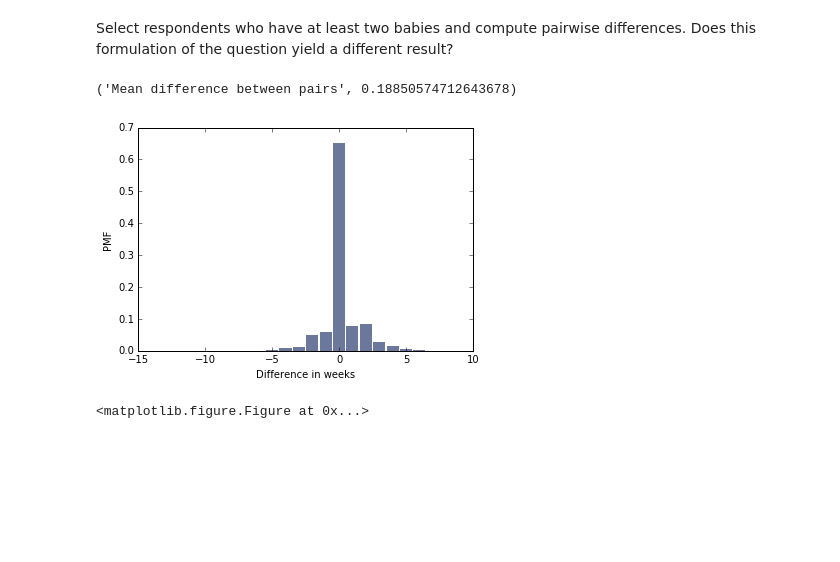
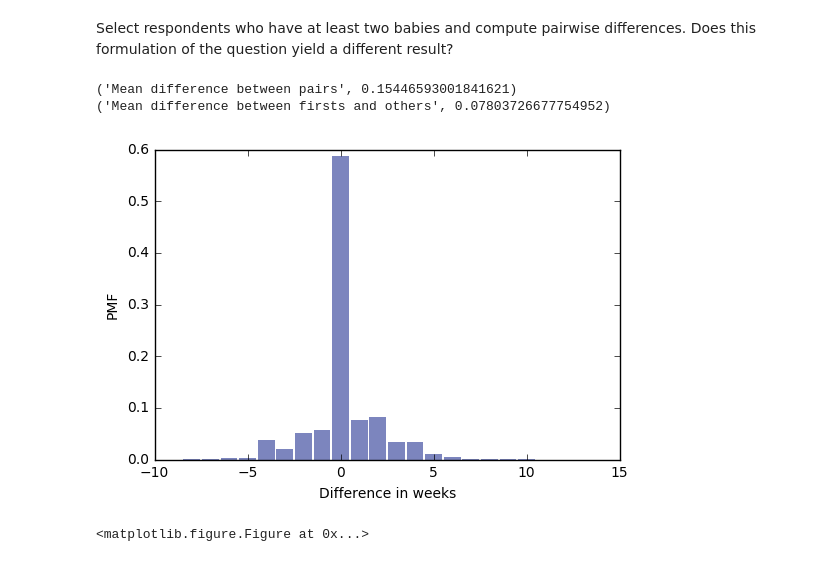
Before and after one commit to wlodekb/ThinkStats2, a Jupyter notebook: code/chap03ex.ipynb, the cells around one changed output. Saved outputs shown, nothing was run; the diff lists cells and outputs as text; code cells hidden in the pictures; blank space fills up the shorter version.

```diff
--- a/code/chap03ex.ipynb
+++ b/code/chap03ex.ipynb
@@ -99,34 +114,38 @@ Select respondents who have at least two babies and compute pairwise differences
 import first
 import nsfg
 
 
 def Diffs(t):
     first = t[0]
     rest = t[1:]
     diffs = [first - x for x in rest]
     return diffs
 
 def PairWiseDifference(live):
-    live = live[live.prglngth >= 37]
+    live = live[(live.prglngth >= 35) & (live.prglngth <= 46)]
     preg_map = nsfg.MakePregMap(live)
     diffs = []
     for caseid, indicies in preg_map.items():
         lengths = live.loc[indicies].prglngth.values
         if len(lengths) >= 2:
             diffs.extend(Diffs(lengths))
     return diffs
 
 
 live, first, other = first.MakeFrames()
 diffs = PairWiseDifference(live)
 mean = thinkstats2.Mean(diffs)
 print('Mean difference between pairs', mean)
 
+mean_first_other = first.prglngth.mean() - other.prglngth.mean()
+print('Mean difference between firsts and others', mean_first_other)
+
 pmf = thinkstats2.Pmf(diffs)
 thinkplot.Hist(pmf, align="center")
 thinkplot.Show(xlabel='Difference in weeks',
                ylabel='PMF')
 # %% [output]
-('Mean difference between pairs', 0.18850574712643678)
+('Mean difference between pairs', 0.15446593001841621)
+('Mean difference between firsts and others', 0.07803726677754952)
-[figure, old version]
+[figure, new version]
 <matplotlib.figure.Figure at 0x...>
```
Also changed, not shown: parts of 6 cells of this notebook, 1 other file.
